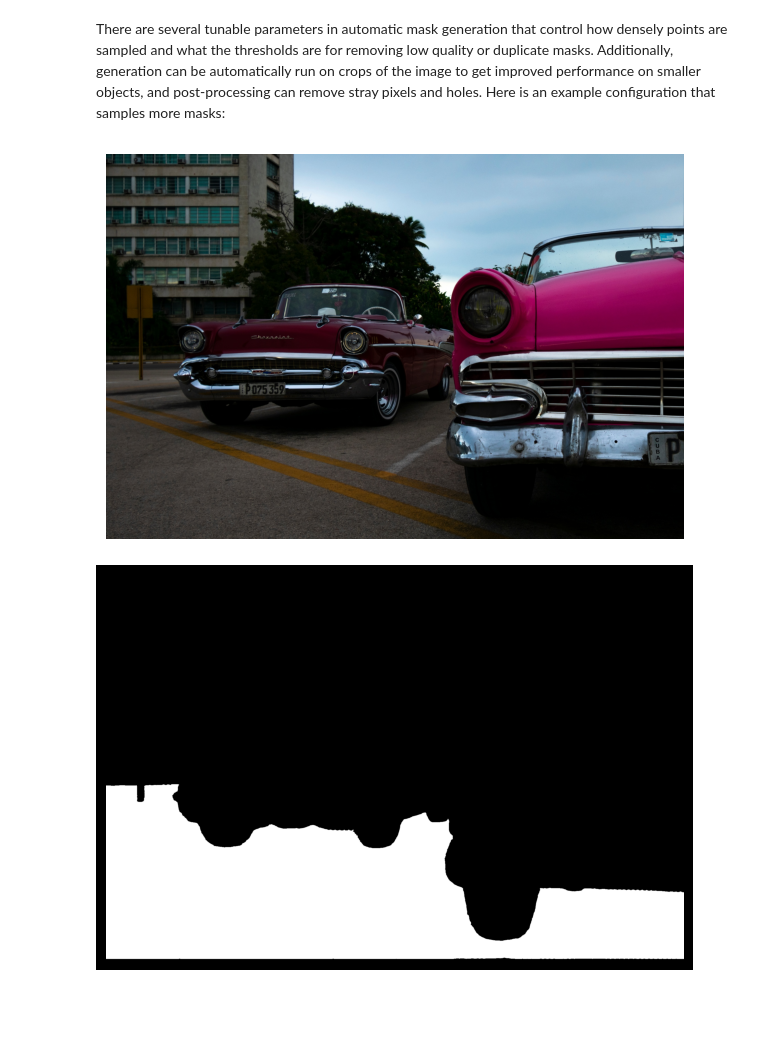
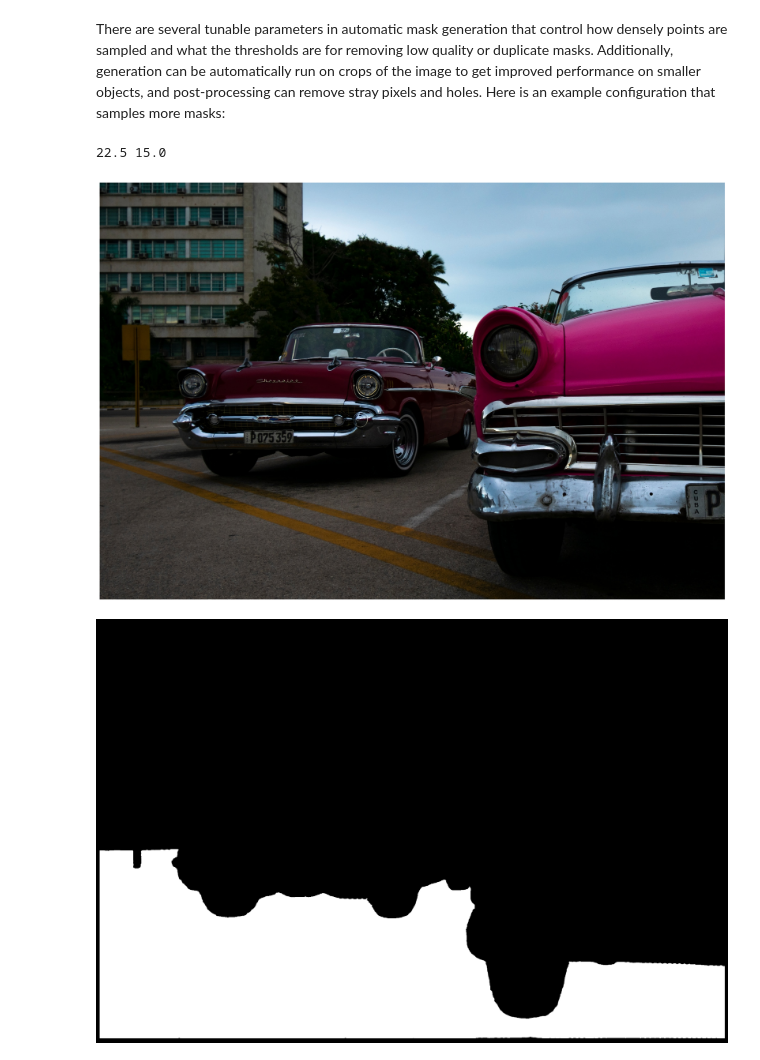
Before and after one commit to xiaolang90/RTranslator, a Jupyter notebook: notebooks/automatic_mask_generator_example.ipynb, the cells around one changed output. Drawn from its saved outputs; the diff is of its cells as text; code cells hidden in the pictures; blank space fills up the shorter version.

```diff
--- a/notebooks/automatic_mask_generator_example.ipynb
+++ b/notebooks/automatic_mask_generator_example.ipynb
@@ -91,6 +91,7 @@ using device: cuda
 # %%
 import shutil
 import time
+import cv2
 
 def compress_folder_to_zip(folder_path, zip_path):
     shutil.make_archive(zip_path, 'zip', folder_path)
@@ -100,7 +101,7 @@ def get_timestamp():
 
 np.random.seed(3)
 
-def show_anns(anns, borders=True, ratio=1, temp_height=5):
+def show_anns(anns, width, height, borders=True):
     if len(anns) == 0:
         return
     sorted_anns = sorted(anns, key=(lambda x: x['area']), reverse=True)
@@ -120,24 +121,16 @@ def show_anns(anns, borders=True, ratio=1, temp_height=5):
         img[m] = color_mask
         # print(img)
         if borders:
-            import cv2
             contours, _ = cv2.findContours(m.astype(np.uint8), cv2.RETR_EXTERNAL, cv2.CHAIN_APPROX_NONE)
             # Try to smooth contours
             contours = [cv2.approxPolyDP(contour, epsilon=0.01, closed=True) for contour in contours]
             cv2.drawContours(img, contours, -1, (1, 1, 1, 1), thickness=1)
 
-        height = temp_height
-        weight = height * ratio
-        plt.figure(figsize=(weight, height), facecolor=(0,0,0,1))
-        # plt.figure(figsize=(5, 5))
+        plt.figure(figsize=(width, height) , facecolor=(0,0,0,1))
         plt.axis('off')
         plt.imshow(img, cmap='gray')
-        plt.savefig('images/mask_images/pic-{}.png'.format(i + 1))
+        plt.savefig('images/mask_images/pic-{}.jpg'.format(i + 1))
         plt.show()
         i += 1
 
-    # ax.imshow(img)
-
-
-    # 使用示例
     compress_folder_to_zip('images/mask_images', 'temp_'+str(get_timestamp()))
@@ -196,14 +192,23 @@ mask_generator_2 = SAM2AutomaticMaskGenerator(
     min_mask_region_area=25.0,
     use_m2m=True,
 )
+# %%
+image = Image.open('images/cars.jpg')
+image = np.array(image.convert("RGB"))
+# 获取图片尺寸
+width, height = image.shape[1], image.shape[0]
+width = width / 100
+height = height / 100
+print(width, height)
+# %% [output]
+22.5 15.0
 # %%
 masks2 = mask_generator_2.generate(image)
 # %%
-temp_height = 5
-plt.figure(figsize=(temp_height * aspect_ratio_rounded, temp_height))
+plt.figure(figsize=(width, height))
 plt.axis('off')
 plt.imshow(image)
-show_anns(masks2, ratio=aspect_ratio_rounded, temp_height=temp_height)
+show_anns(masks2, width, height)
 # %% [output]
-[figure, old version]
+[figure, new version]
-[figure, old version]
+[figure, new version]
```
Also changed, not shown: parts of 4 cells of this notebook.
